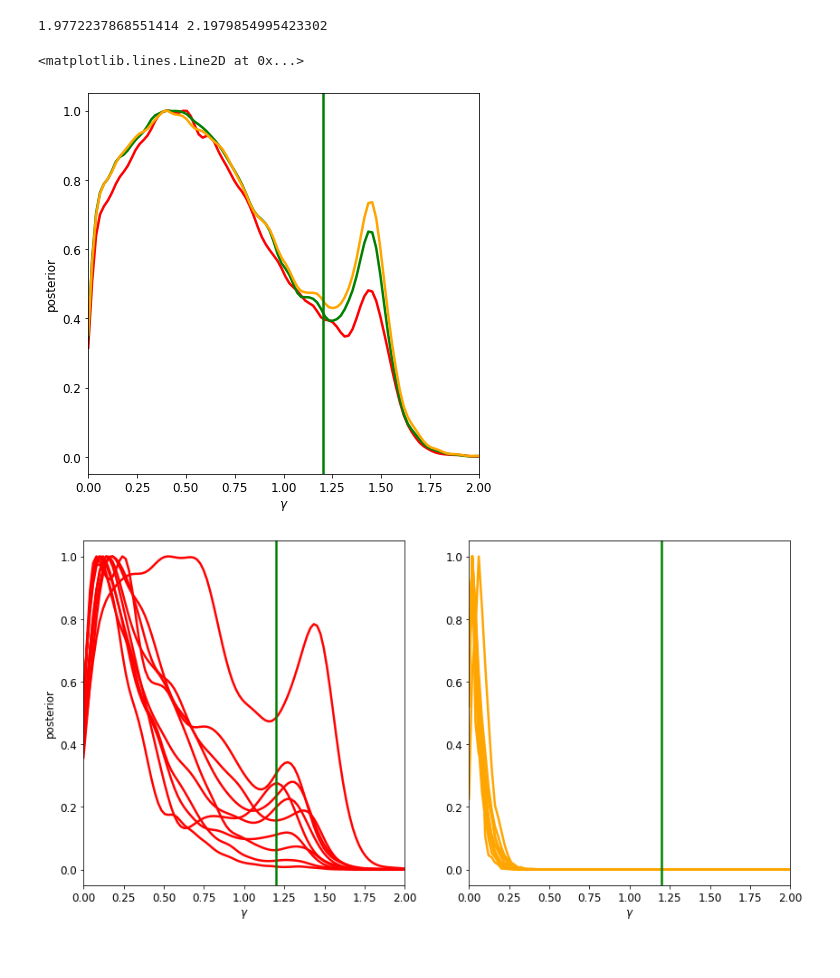
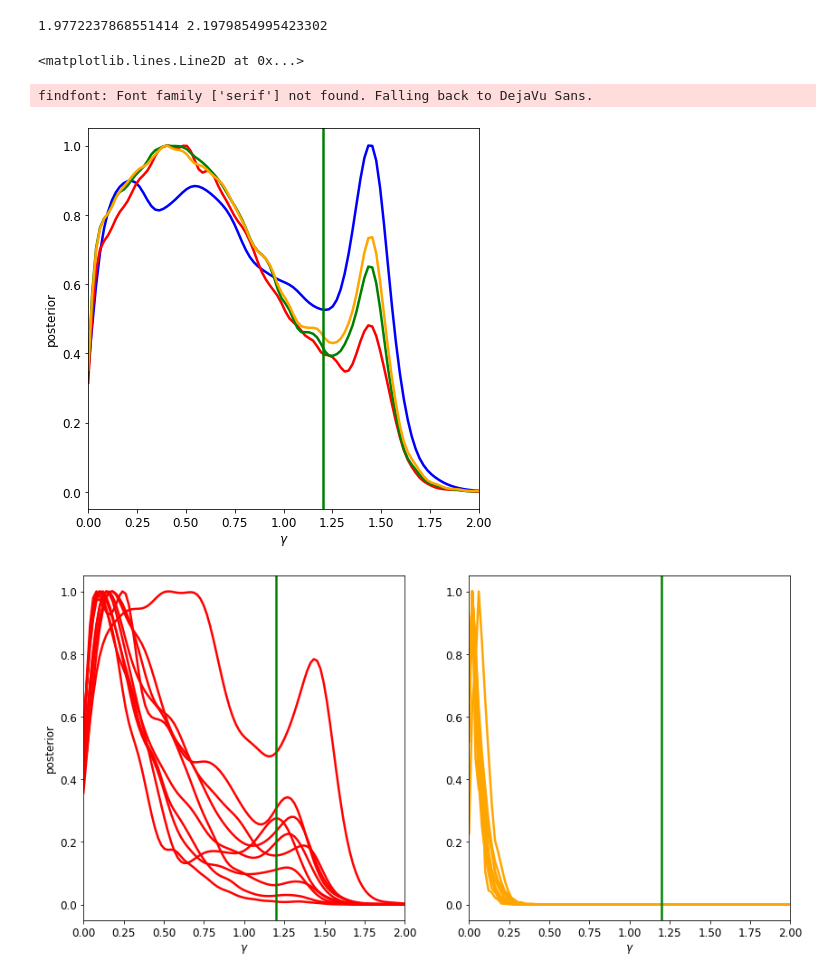
Before and after one commit to mariabenitocst/exoplanets, a Jupyter notebook: jupyter-notebook/reconstructed_DM.ipynb, the cells around one changed output. Saved outputs shown, nothing was run; the diff lists cells and outputs as text; code cells hidden in the pictures.

```diff
--- a/jupyter-notebook/reconstructed_DM.ipynb
+++ b/jupyter-notebook/reconstructed_DM.ipynb
@@ -166,45 +166,48 @@ smooth=0.8
 ls = [ "-", ":", "-.", "--", (0, (1, 10)), (0, (1, 1)), (0, (3, 10, 1, 10))]
 j  = 0
 
-#ex   = "T650_multinest"
-#path = "/home/mariacst/exoplanets_multinest/"
+rank = 9
 
-#for i in range(1):
-#_file    = open(path + ("samplesMnest_T650_multinest_N100_gamma1.2_rs20.0_v%i"%(rank)), "rb")
-#samples  = pickle.load(_file)
+ex   = "T650_multinest"
+path = "/home/mariacst/exoplanets_multinest/"
 
-rank = 9
+_file    = open(path + ("samplesMnest_T650_multinest_N100_gamma1.2_rs20.0_v%i"%(rank)), "rb")
+samples  = pickle.load(_file)
+kde   = gaussian_kde(samples[:, 1])
+axes.plot(xvals, kde(xvals)/np.max(kde(xvals)), color="blue", lw=2.5)
+
 ex="fixedT10Tcut650_nocutTwn"
 path = "/hdfs/local/mariacst/exoplanets/results/posterior/v100/analytic_corr/fixedT10Tcut650_nocutTwn/"
 _file    = open(path + ("posterior_"+ex+"_N%i_sigma%.1f_f1.0gamma%.1frs%.1fv%i"
                             %(nBDs1, sigma, gamma, rs, rank)), "rb")
 samples  = pickle.load(_file)
 
 kde   = gaussian_kde(samples[:, 1])
 axes.plot(xvals, kde(xvals)/np.max(kde(xvals)), color="r", lw=2.5)#, ls=ls[j])
 
 ex="fixedT10Tcut650_nocutTwn_nWalkers2"
 path = "/hdfs/local/mariacst/exoplanets/results/posterior/v100/analytic_corr/"
 _file    = open(path + ("posterior_"+ex+"_N%i_sigma%.1f_f1.0gamma%.1frs%.1fv%i"
                             %(nBDs1, sigma, gamma, rs, rank)), "rb")
 samples  = pickle.load(_file)
 
 kde   = gaussian_kde(samples[:, 1])
 axes.plot(xvals, kde(xvals)/np.max(kde(xvals)), color="g", lw=2.5)
 
 ex="fixedT10Tcut650_nocutTwn_nWalkers1"
 _file    = open(path + ("posterior_"+ex+"_N%i_sigma%.1f_f1.0gamma%.1frs%.1fv%i"
                             %(nBDs1, sigma, gamma, rs, rank)), "rb")
 samples  = pickle.load(_file)
 
 kde   = gaussian_kde(samples[:, 1])
 axes.plot(xvals, kde(xvals)/np.max(kde(xvals)), color="orange", lw=2.5)
 
 axes.set_ylabel("posterior"); axes.axvline(gamma, color="green", lw=2.5)
 #fig.savefig("like_post_Tcut650_realAll_sigma0.2_gamma1.2_rs20.pdf", bbox_inches="tight")
 # %% [output]
 <matplotlib.lines.Line2D at 0x...>
+findfont: Font family ['serif'] not found. Falling back to DejaVu Sans.
-[figure, old version]
+[figure, new version]
 # %%
 nBDs1 = 100; nBDs2 = 1000
 sigma = 0.2
```
Also changed, not shown: parts of 10 cells of this notebook.
